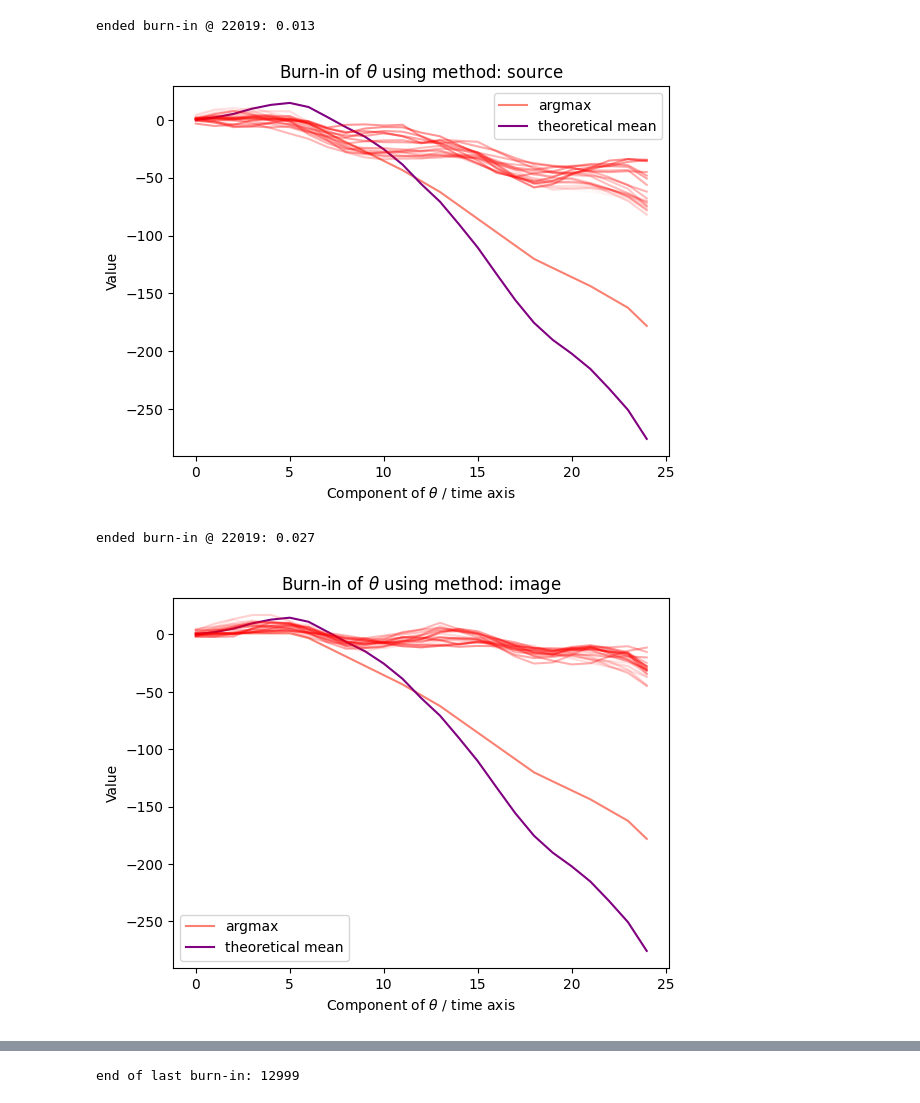
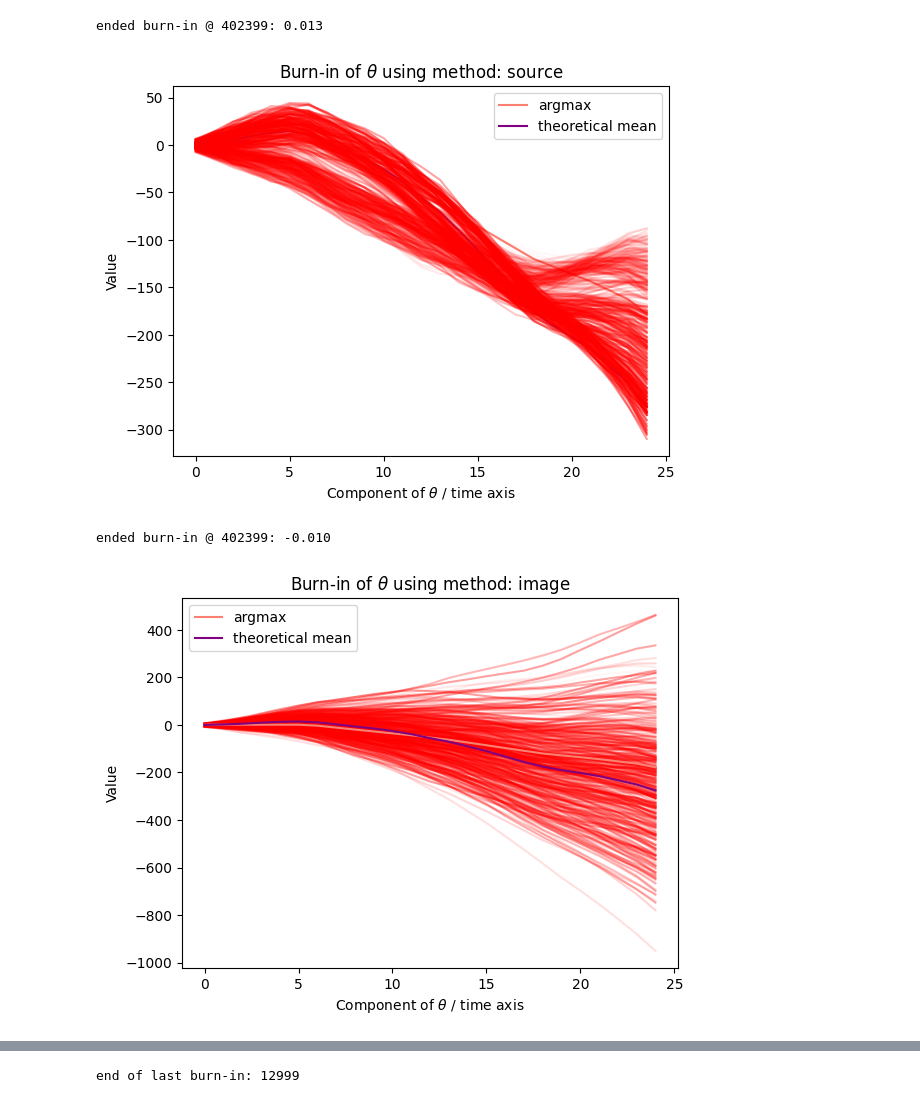
Before and after one commit to vetlerl/mcmc-epidemic, a Jupyter notebook: toy_example_graphics_new.ipynb, the cells around one changed output, grey strips where cells are left out. Cells and saved outputs as stored; diff of their text form; code cells hidden in the pictures.

Commit message:
added np save and fixed-i think- the MH fullbatch

```diff
--- a/toy_example_graphics_new.ipynb
+++ b/toy_example_graphics_new.ipynb
@@ -29,11 +43,25 @@ ended burn-in @ 22019: 0.124
 # %%
-sim_source, accepts_source, gammas_source, mean_source, end_source, fig_source = MetropolisHastings(T, Lambda, Y, a, b, method="source", random_state=random_state)
+sim_source, accepts_source, gammas_source, end_source, fig_source = MetropolisHastings(T, Lambda, Y, a, b, method="source", random_state=random_state, niter=2e6)
+# save
+np.savez("stuff/toymodel2MILrw_source.npz",
+         theta_tab = sim_source,
+         accepts   = accepts_source,
+         gammas    = gammas_source,
+         end_burnin= end_source
+        )
 # %% [output]
-ended burn-in @ 22019: 0.013
+ended burn-in @ 402399: 0.013
-[figure, old version]
+[figure, new version]
 # %%
-sim_image, accepts_image, gammas_image, mean_image, end_image, fig_image = MetropolisHastings(T, Lambda, Y, a, b, method="image", random_state=random_state)
+sim_image, accepts_image, gammas_image, end_image, fig_image = MetropolisHastings(T, Lambda, Y, a, b, method="image", random_state=random_state, niter=2e6)
+# save
+np.savez("stuff/toymodel2MILrw_image.npz",
+         theta_tab = sim_image,
+         accepts   = accepts_image,
+         gammas    = gammas_image,
+         end_burnin= end_image
+        )
 # %% [output]
-ended burn-in @ 22019: 0.027
+ended burn-in @ 402399: -0.010
-[figure, old version]
+[figure, new version]
 # %%
```
Also changed, not shown: parts of 35 cells of this notebook, 1 other file.
